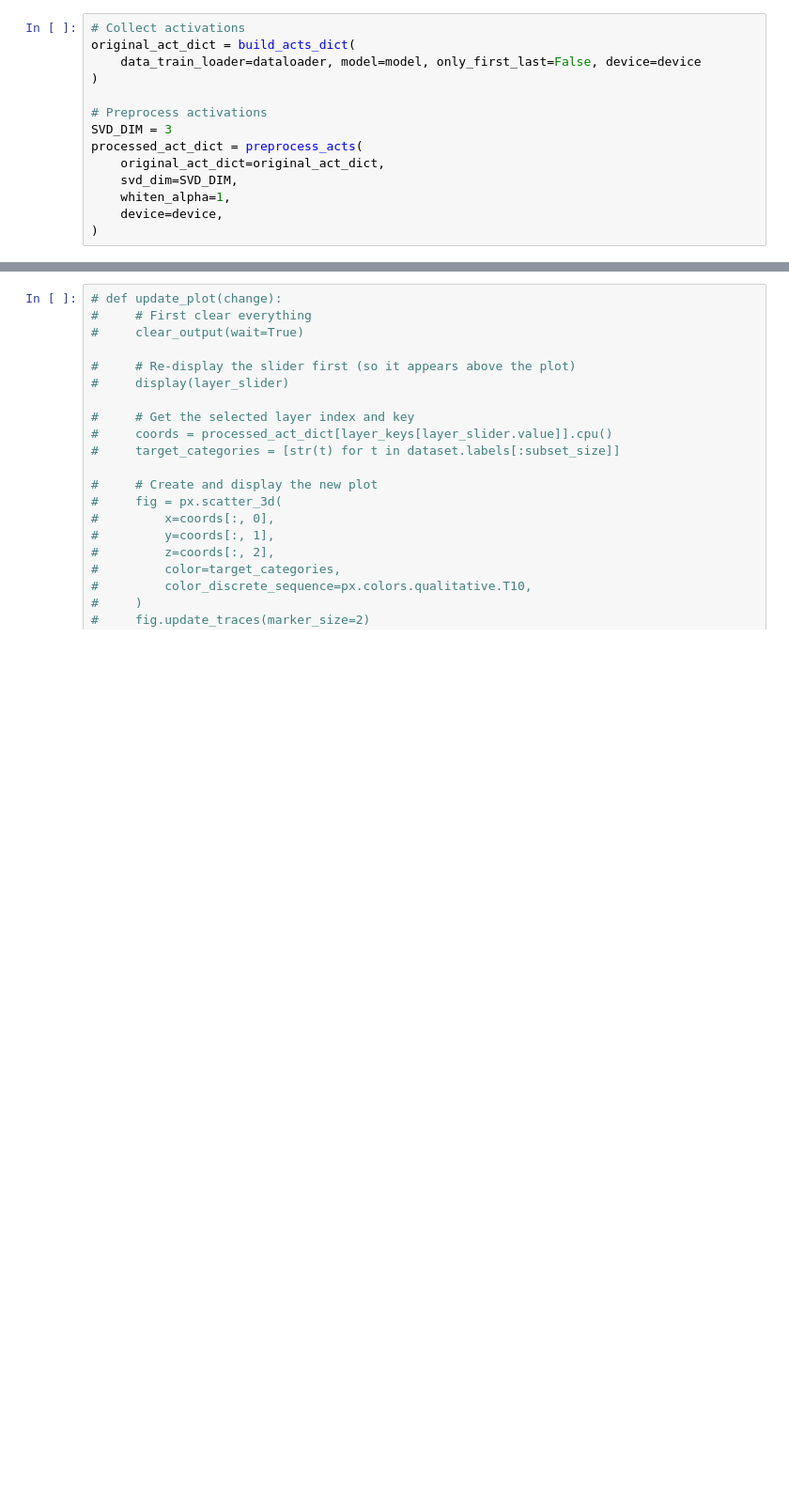
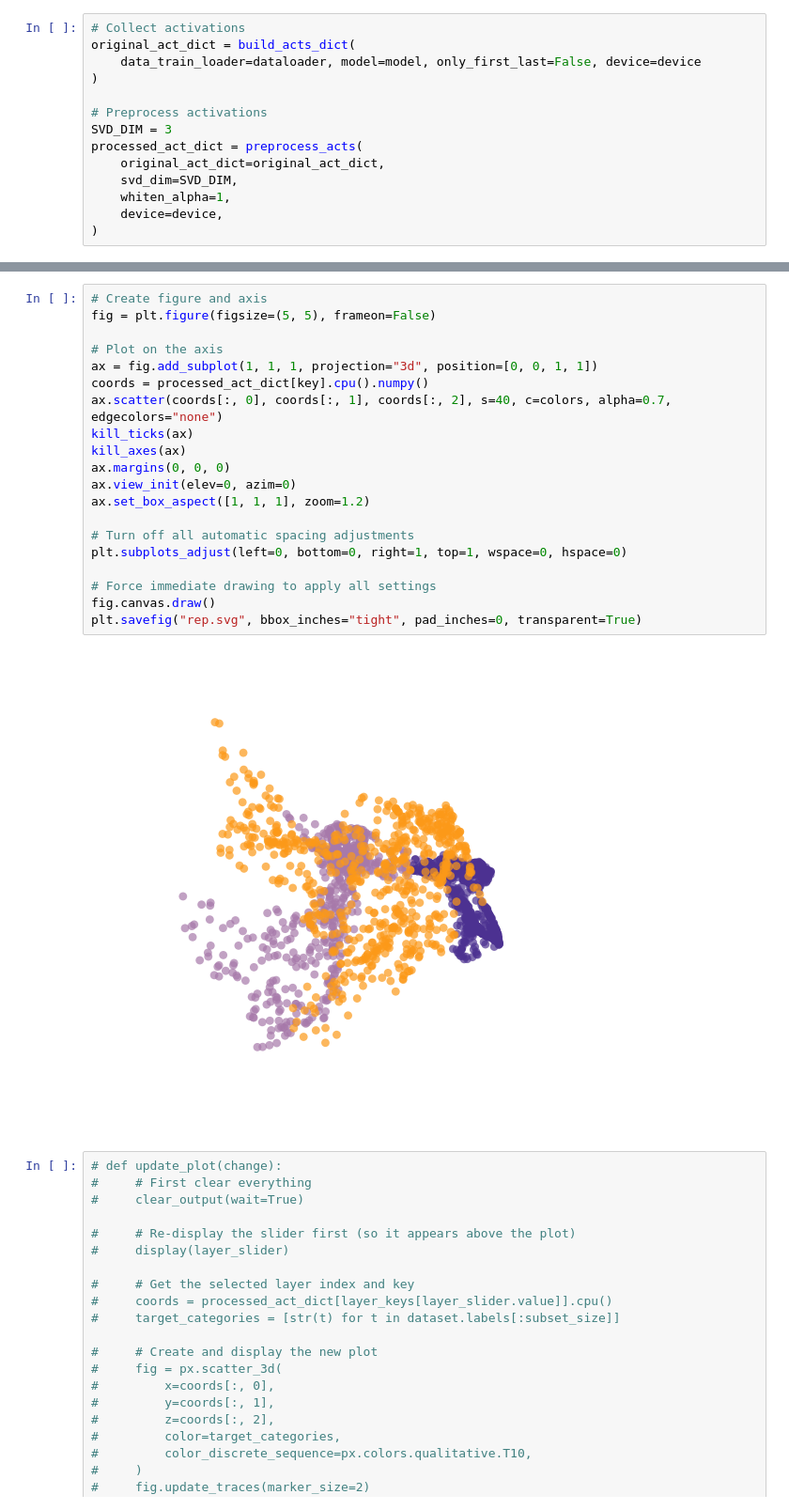
Before and after one commit to niniack/koopmann, a Jupyter notebook: analysis/01_embedding.ipynb, the cells around one changed output, grey strips where cells are left out. Shown at 94% size. Saved outputs shown, nothing was run; the diff lists cells and outputs as text; blank space fills up the shorter version.

```diff
--- a/analysis/01_embedding.ipynb
+++ b/analysis/01_embedding.ipynb
@@ -132,3 +130,25 @@ plt.show()
+# %%
+# Create figure and axis
+fig = plt.figure(figsize=(5, 5), frameon=False)
+
+# Plot on the axis
+ax = fig.add_subplot(1, 1, 1, projection="3d", position=[0, 0, 1, 1])
+coords = processed_act_dict[key].cpu().numpy()
+ax.scatter(coords[:, 0], coords[:, 1], coords[:, 2], s=40, c=colors, alpha=0.7, edgecolors="none")
+kill_ticks(ax)
+kill_axes(ax)
+ax.margins(0, 0, 0)
+ax.view_init(elev=0, azim=0)
+ax.set_box_aspect([1, 1, 1], zoom=1.2)
+
+# Turn off all automatic spacing adjustments
+plt.subplots_adjust(left=0, bottom=0, right=1, top=1, wspace=0, hspace=0)
+
+# Force immediate drawing to apply all settings
+fig.canvas.draw()
+plt.savefig("rep.svg", bbox_inches="tight", pad_inches=0, transparent=True)
+# %% [output]
+[figure, added]
 # %%
 # def update_plot(change):
 #     # First clear everything
```
Also changed, not shown: parts of 4 cells of this notebook, 21 other files.
